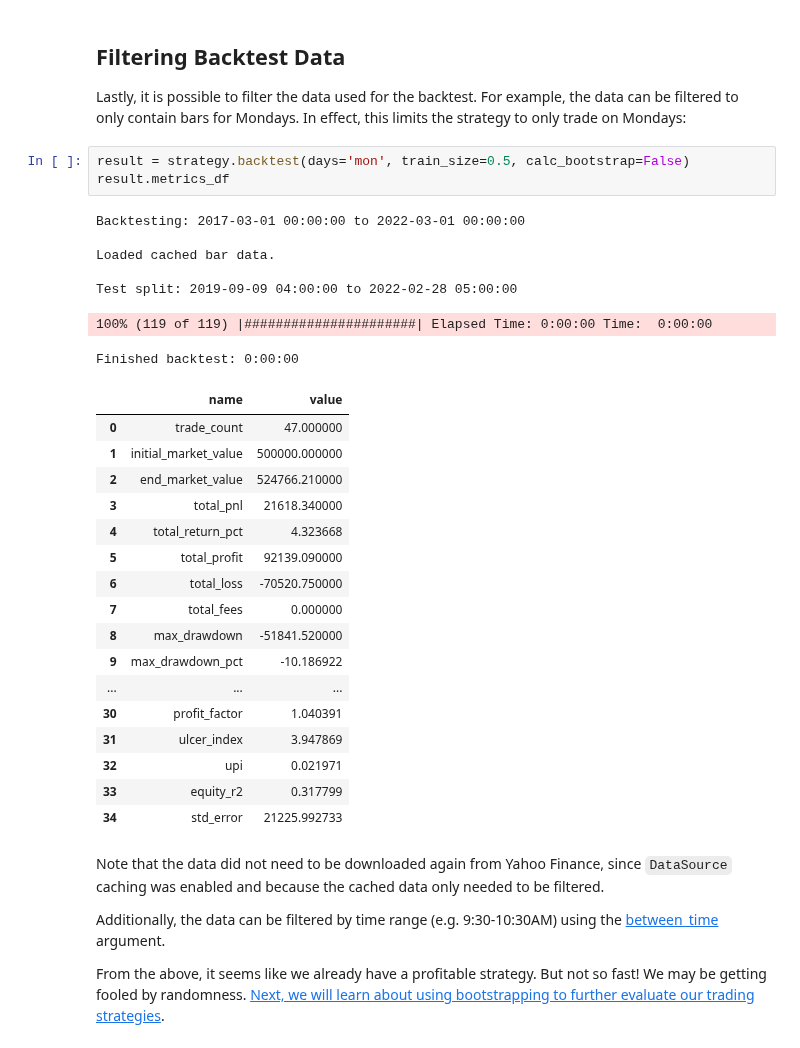
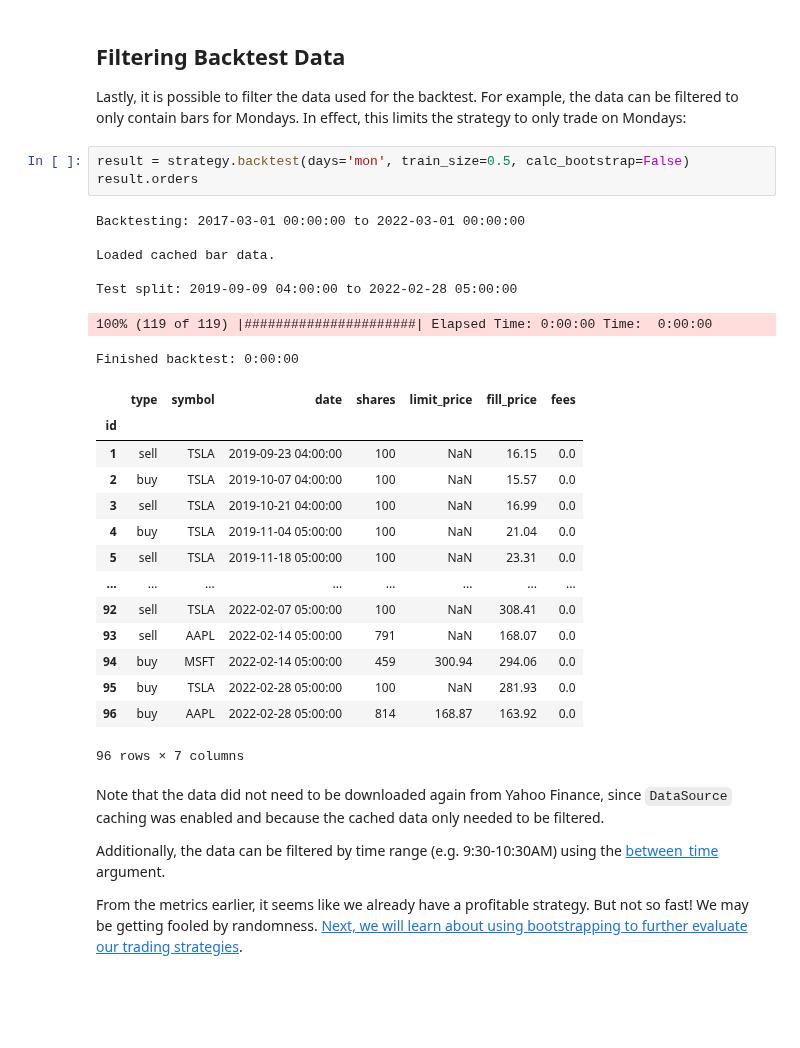
Before and after one commit to edtechre/pybroker, a Jupyter notebook: docs/notebooks/2. Backtesting a Strategy.ipynb, the cells around one changed output. Saved outputs shown, nothing was run; the diff lists cells and outputs as text; blank space fills up the shorter version.

````diff
--- a/docs/notebooks/2. Backtesting a Strategy.ipynb
+++ b/docs/notebooks/2. Backtesting a Strategy.ipynb
@@ -212,35 +212,32 @@ result.metrics_df
 Lastly, it is possible to filter the data used for the backtest. For example, the data can be filtered to only contain bars for Mondays. In effect, this limits the strategy to only trade on Mondays:
 # %%
 result = strategy.backtest(days='mon', train_size=0.5, calc_bootstrap=False)
-result.metrics_df
+result.orders
 # %% [output]
 Backtesting: 2017-03-01 00:00:00 to 2022-03-01 00:00:00
 
 Loaded cached bar data.
 
 Test split: 2019-09-09 04:00:00 to 2022-02-28 05:00:00
 100% (119 of 119) |######################| Elapsed Time: 0:00:00 Time:  0:00:00
 Finished backtest: 0:00:00
-|  | name | value |
-| 0 | trade_count | 47.000000 |
-| 1 | initial_market_value | 500000.000000 |
-| 2 | end_market_value | 524766.210000 |
-| 3 | total_pnl | 21618.340000 |
-| 4 | total_return_pct | 4.323668 |
-| 5 | total_profit | 92139.090000 |
-| 6 | total_loss | -70520.750000 |
-| 7 | total_fees | 0.000000 |
-| 8 | max_drawdown | -51841.520000 |
-| 9 | max_drawdown_pct | -10.186922 |
-| ... | ... | ... |
-| 30 | profit_factor | 1.040391 |
-| 31 | ulcer_index | 3.947869 |
-| 32 | upi | 0.021971 |
-| 33 | equity_r2 | 0.317799 |
-| 34 | std_error | 21225.992733 |
+|  | type | symbol | date | shares | limit_price | fill_price | fees |
+| id |  |  |  |  |  |  |  |
+| 1 | sell | TSLA | 2019-09-23 04:00:00 | 100 | NaN | 16.15 | 0.0 |
+| 2 | buy | TSLA | 2019-10-07 04:00:00 | 100 | NaN | 15.57 | 0.0 |
+| 3 | sell | TSLA | 2019-10-21 04:00:00 | 100 | NaN | 16.99 | 0.0 |
+| 4 | buy | TSLA | 2019-11-04 05:00:00 | 100 | NaN | 21.04 | 0.0 |
+| 5 | sell | TSLA | 2019-11-18 05:00:00 | 100 | NaN | 23.31 | 0.0 |
+| ... | ... | ... | ... | ... | ... | ... | ... |
+| 92 | sell | TSLA | 2022-02-07 05:00:00 | 100 | NaN | 308.41 | 0.0 |
+| 93 | sell | AAPL | 2022-02-14 05:00:00 | 791 | NaN | 168.07 | 0.0 |
+| 94 | buy | MSFT | 2022-02-14 05:00:00 | 459 | 300.94 | 294.06 | 0.0 |
+| 95 | buy | TSLA | 2022-02-28 05:00:00 | 100 | NaN | 281.93 | 0.0 |
+| 96 | buy | AAPL | 2022-02-28 05:00:00 | 814 | 168.87 | 163.92 | 0.0 |
+96 rows × 7 columns
 # %% [markdown]
 Note that the data did not need to be downloaded again from Yahoo Finance, since ```DataSource``` caching was enabled and because the cached data only needed to be filtered.
 
 Additionally, the data can be filtered by time range (e.g. 9:30-10:30AM) using the [between_time](https://www.pybroker.com/en/latest/reference/pybroker.strategy.html#pybroker.strategy.Strategy.backtest) argument.
 
-From the above, it seems like we already have a profitable strategy. But not so fast! We may be getting fooled by randomness. [Next, we will learn about using bootstrapping to further evaluate our trading strategies](https://www.pybroker.com/en/latest/notebooks/3.%20Evaluating%20a%20Strategy%20using%20Bootstrap%20Metrics.html).
+From the metrics earlier, it seems like we already have a profitable strategy. But not so fast! We may be getting fooled by randomness. [Next, we will learn about using bootstrapping to further evaluate our trading strategies](https://www.pybroker.com/en/latest/notebooks/3.%20Evaluating%20a%20Strategy%20using%20Bootstrap%20Metrics.html).
````
